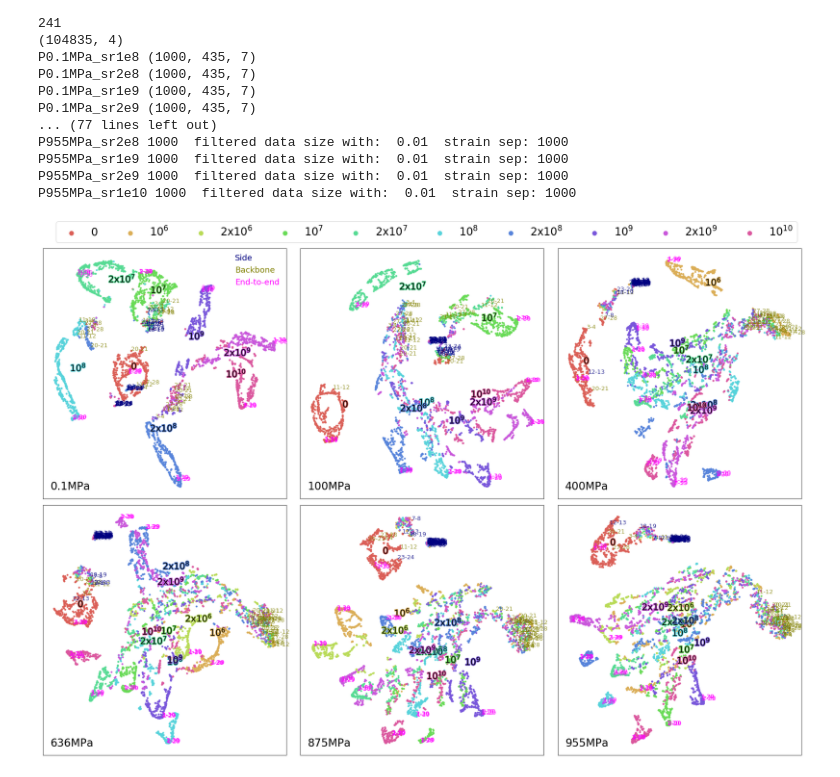
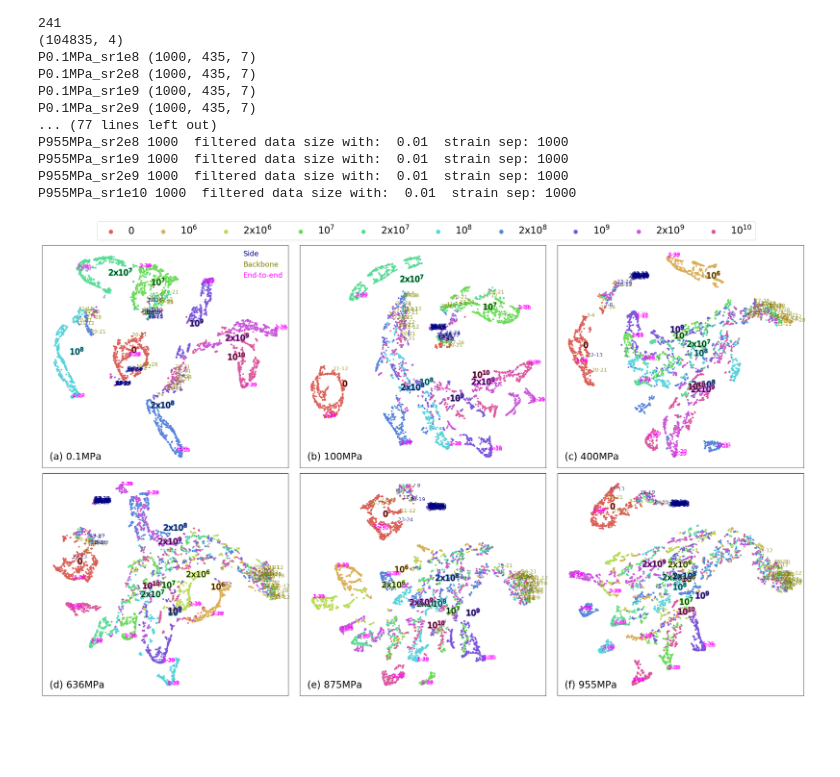
Before and after one commit to softmaterialslab/mlflow, a Jupyter notebook: python/paper-figure-notebooks/fig9.allP.tsne.ipynb, the cells around one changed output. Cells and saved outputs as stored; diff of their text form; code cells hidden in the pictures; blank space fills up the shorter version.

Commit message:
paper figures and notebooks updated

```diff
--- a/python/paper-figure-notebooks/fig9.allP.tsne.ipynb
+++ b/python/paper-figure-notebooks/fig9.allP.tsne.ipynb
@@ -541,13 +541,13 @@ def scatterPlot_axis(ax, x, colors, ylabel_text, pairlabel, titleText, total_col
         #    PathEffects.Normal()])
 
 #-------------------------------------------------------------------------------------------
-
+alpha_labels = ['(a)','(b)','(c)','(d)','(e)','(f)']
 data_limit = 1000
 atom_distance = 0.0
 N_COL=3
 N_ROW = (len(pressure_list_)+N_COL-1)//N_COL
 #fig, ax1 = plt.subplots()
-fig, ax = plt.subplots(nrows=N_ROW, ncols=N_COL, figsize=(8*N_COL, 8*N_ROW))
+fig, ax = plt.subplots(nrows=N_ROW, ncols=N_COL, figsize=(9*N_COL, 8*N_ROW))
 
 color_list, total_colors, color_list_formatted = get_max_colors()
 color_list_handles = copy.deepcopy(color_list_formatted)
@@ -571,37 +571,37 @@ for i, pressure in enumerate(pressure_list_):
     tsne = TSNE(n_components=2, random_state=0)#, perplexity=40, n_iter=2000)
     tSNEResult = tsne.fit_transform(arr_transformed)
 
-    titleText=pressure+"MPa"
+    titleText = alpha_labels[i] +" "+ pressure+"MPa"
 
     index_i, index_j = i//N_COL, i%N_COL
 
     if N_ROW>1:
         scatterPlot_axis(ax[index_i,index_j], tSNEResult, ylabel_selected, ylabel_text_selected, pairlabel_selected, titleText, total_colors)
 
         for label_, handle in zip(ax[index_i,index_j].get_legend_handles_labels()[1], ax[index_i,index_j].get_legend_handles_labels()[0]):
             color_list_handles[label_]=handle
 
     else:
         scatterPlot_axis(ax[index_j], tSNEResult, ylabel_selected, ylabel_text_selected, pairlabel_selected, titleText, total_colors)
 
         #ax[index_j].legend()
         for label_, handle in zip(ax[index_j].get_legend_handles_labels()[1], ax[index_j].get_legend_handles_labels()[0]):
             color_list_handles[label_]=handle
 
 
 fig.legend(list(color_list_handles.values()), list(color_list_handles.keys()),ncol=len(color_list_handles.keys()), fontsize=24, markerscale=3, bbox_to_anchor=(0.5, 1.05), loc='upper center') #loc='upper center', bbox_to_anchor=(0.5,0.85)
 markersize_ = 10
 legend_elements = [Line2D([0], [0], linestyle="None", marker='None', color=pair_colors[0], label='Side', markerfacecolor=pair_colors[0]),
                    #Line2D([0], [0], linestyle="None",marker='o', color=pair_colors[1],label='End', markerfacecolor=pair_colors[1]),
                    Line2D([0], [0], linestyle="None",marker='None', color=pair_colors[2],label='Backbone', markerfacecolor=pair_colors[2]),
                    Line2D([0], [0], linestyle="None",marker='None', color=pair_colors[3],label='End-to-end', markerfacecolor=pair_colors[3])
                   ]
 
-legend2 = fig.legend(ncol=1, fontsize=18, markerscale=2, bbox_to_anchor=(0.215, 0.9), loc='lower left', frameon=False, handles=legend_elements) #loc='upper center', bbox_to_anchor=(0.5,0.85)
+legend2 = fig.legend(ncol=1, fontsize=18, markerscale=2, bbox_to_anchor=(0.23, 0.9), loc='lower left', frameon=False, handles=legend_elements) #loc='upper center', bbox_to_anchor=(0.5,0.85)
 
 for line, text in zip(legend2.get_lines(), legend2.get_texts()):
     text.set_color(line.get_color())
 
 fig.tight_layout()
 # %% [output]
-[figure, old version]
+[figure, new version]
```
Also changed, not shown: 11 other files.
